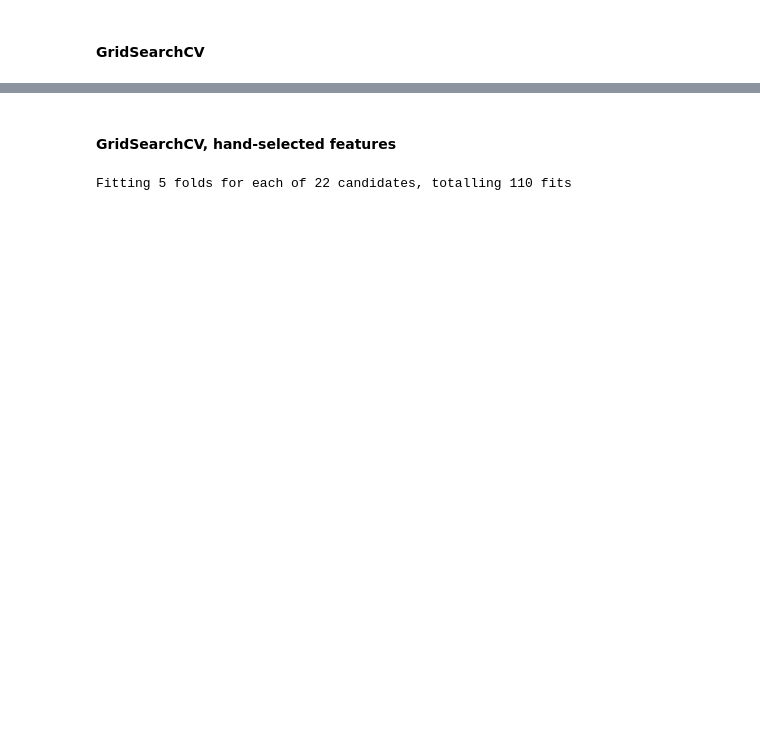
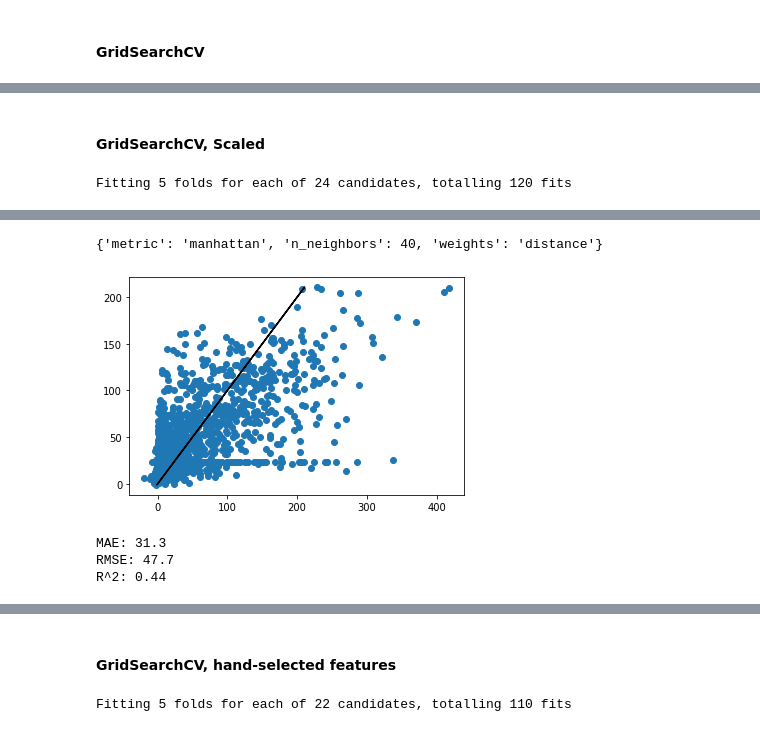
Before and after one commit to mrkawa/fantasyFootballML, a Jupyter notebook: MK/neighbors.ipynb, the cells around one changed output, grey strips where cells are left out. Drawn from its saved outputs; the diff is of its cells as text; code cells hidden in the pictures; blank space fills up the shorter version.

```diff
--- a/MK/neighbors.ipynb
+++ b/MK/neighbors.ipynb
@@ -69,7 +79,7 @@ R^2: 0.39
 # %% [markdown]
 #### GridSearchCV
 # %%
-X_train, X_dev, y_train, y_dev = X_train_raw, X_dev_raw, y_train_raw, y_dev_raw
+X_train, X_dev, y_train, y_dev = X_train_raw, X_dev_raw, y_train, y_dev
 
 grid = GridSearchCV(
     neighbors.KNeighborsRegressor(),
@@ -130,3 +140,41 @@ R^2: 0.44
 | 7 | uniform | manhattan | 38 | 0.449 | 0.010 | 14 | ... |
 | 9 | uniform | manhattan | 39 | 0.448 | 0.010 | 20 | ... |
 | 11 | uniform | manhattan | 40 | 0.448 | 0.010 | 19 | ... |
+# %% [markdown]
+#### GridSearchCV, Scaled
+# %%
+X_train, X_dev, y_train, y_dev = X_train_scaled, X_dev_scaled, y_train, y_dev
+
+grid = GridSearchCV(
+    neighbors.KNeighborsRegressor(),
+    {
+        'n_neighbors':[x for x in range(35,41)],
+        'weights':['distance','uniform'],
+        'metric':['manhattan','euclidean']
+    },
+    n_jobs = -1,
+    verbose = 7,
+    cv = 5
+).fit(X_train,y_train)
+
+print(grid.best_params_)
+
+m = neighbors.KNeighborsRegressor(**grid.best_params_)
+m.fit(X_train,y_train)
+y_pred = m.predict(X_dev)
+
+plt.scatter(y_dev, y_pred)
+plt.plot(y_pred,y_pred,color='black')
+plt.show()
+
+mae = mean_absolute_error(y_dev, y_pred).round(1)
+rmse = mean_squared_error(y_dev, y_pred, squared=False).round(1)
+r2 = r2_score(y_dev, y_pred).round(2)
+print(f'MAE: {mae}')
+print(f'RMSE: {rmse}')
+print(f'R^2: {r2}')
+
+params = ['param_weights','param_metric','param_n_neighbors']
+pd.DataFrame(grid.cv_results_)[params+['mean_test_score','std_test_score','rank_test_score','mean_fit_time','mean_score_time','std_fit_time','std_score_time']].sort_values(params)
+# %% [output]
+Fitting 5 folds for each of 24 candidates, totalling 120 fits
@@ -132,0 +185,5 @@ R^2: 0.44
+{'metric': 'manhattan', 'n_neighbors': 40, 'weights': 'distance'}
+[figure, added]
+MAE: 31.3
+RMSE: 47.7
+R^2: 0.44
```
Also changed, not shown: parts of 7 cells of this notebook, 4 other files.
